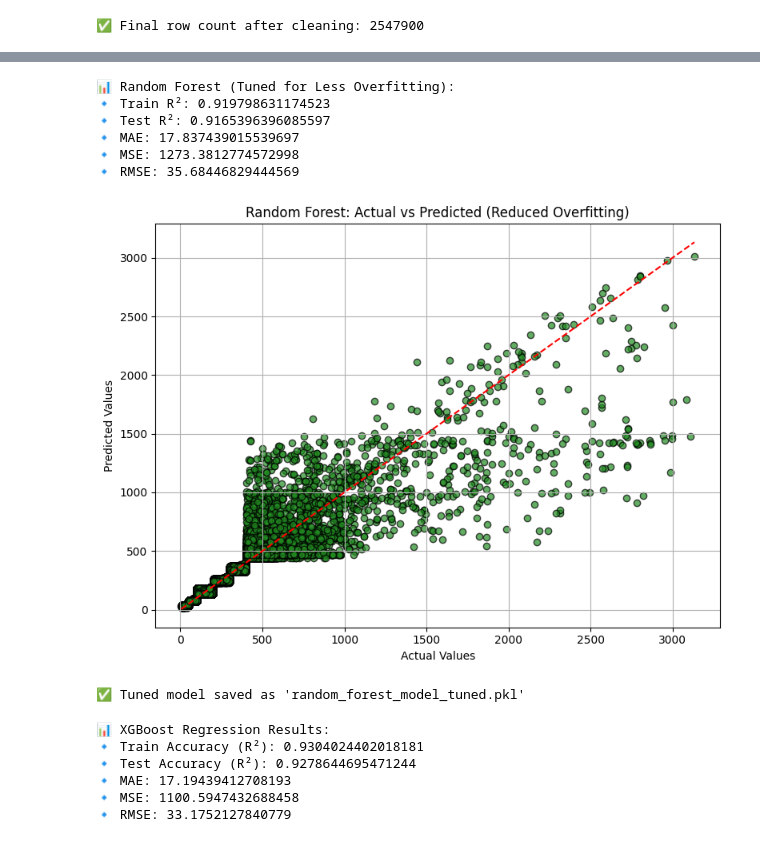
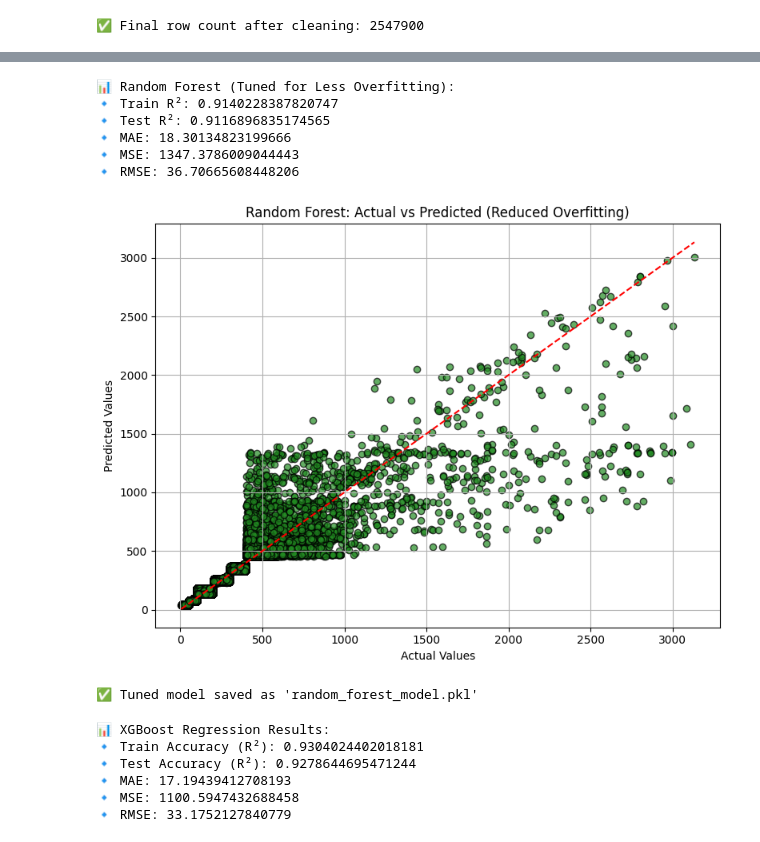
Before and after one commit to thecoderr13/AQI_FINAL, a Jupyter notebook: train/training_models.ipynb, the cells around one changed output, grey strips where cells are left out. Saved outputs shown, nothing was run; the diff lists cells and outputs as text; code cells hidden in the pictures.

Commit message:
dropped AQI_Bucket

```diff
--- a/train/training_models.ipynb
+++ b/train/training_models.ipynb
@@ -35,7 +35,7 @@ df4 = pd.get_dummies(df4, columns=['AQI_Bucket'], drop_first=True)
 df4['City'] = LabelEncoder().fit_transform(df4['City'].astype(str))
 
 # Drop unused columns
-df4.drop(columns=['Date', 'Time', 'Datetime'], errors='ignore', inplace=True)
+df4.drop(columns=['Date', 'Time', 'Datetime' , 'AQI_Bucket'], errors='ignore', inplace=True)
 
 # Fill missing values with column means
 df4.fillna(df4.mean(numeric_only=True), inplace=True)
@@ -169,42 +162,42 @@ rf_model = RandomForestRegressor(
     random_state=42
 )
 rf_model.fit(X4_train, y4_train)
 
 # Predictions
 y4_train_pred_rf = rf_model.predict(X4_train)
 y4_test_pred_rf = rf_model.predict(X4_test)
 
 # Evaluation
 print("📊 Random Forest (Tuned for Less Overfitting):")
 print("🔹 Train R²:", r2_score(y4_train, y4_train_pred_rf))
 print("🔹 Test R²:", r2_score(y4_test, y4_test_pred_rf))
 print("🔹 MAE:", mean_absolute_error(y4_test, y4_test_pred_rf))
 print("🔹 MSE:", mean_squared_error(y4_test, y4_test_pred_rf))
 print("🔹 RMSE:", np.sqrt(mean_squared_error(y4_test, y4_test_pred_rf)))
 
 # Plot: Actual vs Predicted (Test Set)
 plt.figure(figsize=(8, 6))
 plt.scatter(y4_test, y4_test_pred_rf, color='forestgreen', edgecolor='k', alpha=0.7)
 plt.plot([min(y4_test), max(y4_test)], [min(y4_test), max(y4_test)], color='red', linestyle='--')
 plt.title("Random Forest: Actual vs Predicted (Reduced Overfitting)")
 plt.xlabel("Actual Values")
 plt.ylabel("Predicted Values")
 plt.grid(True)
 plt.tight_layout()
 plt.show()
 
 # Save model
-joblib.dump(rf_model, 'random_forest_model_tuned.pkl')
-print("✅ Tuned model saved as 'random_forest_model_tuned.pkl'")
+joblib.dump(rf_model, 'random_forest_model.pkl')
+print("✅ Tuned model saved as 'random_forest_model.pkl'")
 # %% [output]
 📊 Random Forest (Tuned for Less Overfitting):
-🔹 Train R²: 0.919798631174523
-🔹 Test R²: 0.9165396396085597
-🔹 MAE: 17.837439015539697
-🔹 MSE: 1273.3812774572998
-🔹 RMSE: 35.68446829444569
+🔹 Train R²: 0.9140228387820747
+🔹 Test R²: 0.9116896835174565
+🔹 MAE: 18.30134823199666
+🔹 MSE: 1347.3786009044443
+🔹 RMSE: 36.70665608448206
-[figure, old version]
+[figure, new version]
-✅ Tuned model saved as 'random_forest_model_tuned.pkl'
+✅ Tuned model saved as 'random_forest_model.pkl'
 # %%
 import matplotlib.pyplot as plt
 import numpy as np
```
Also changed, not shown: parts of 6 cells of this notebook, 7 other files.
